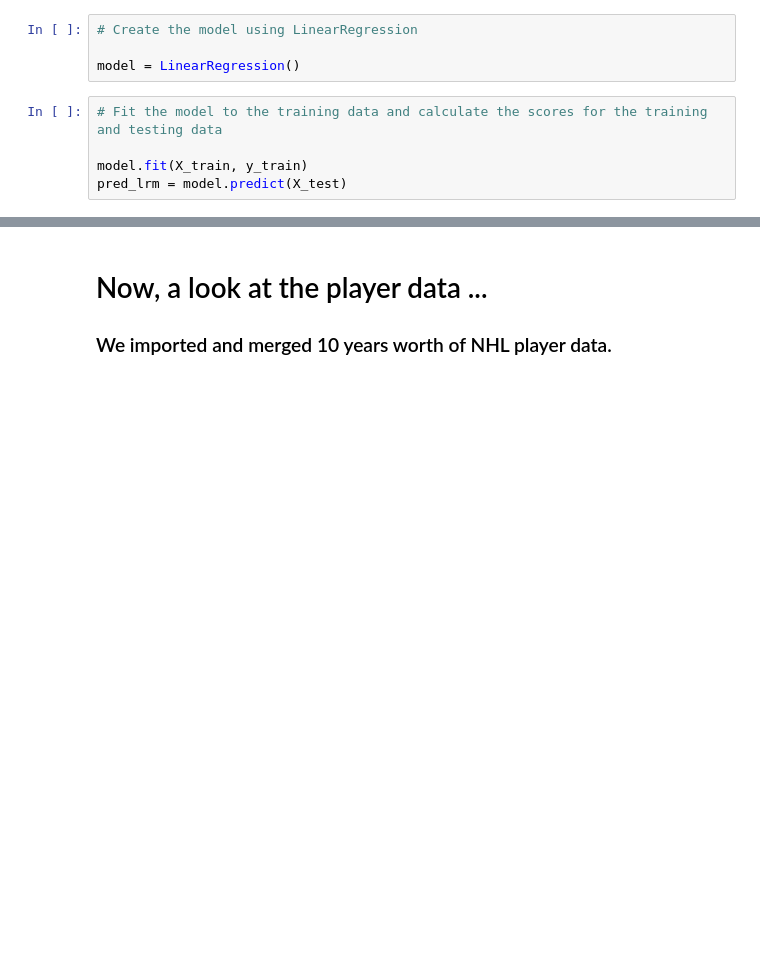
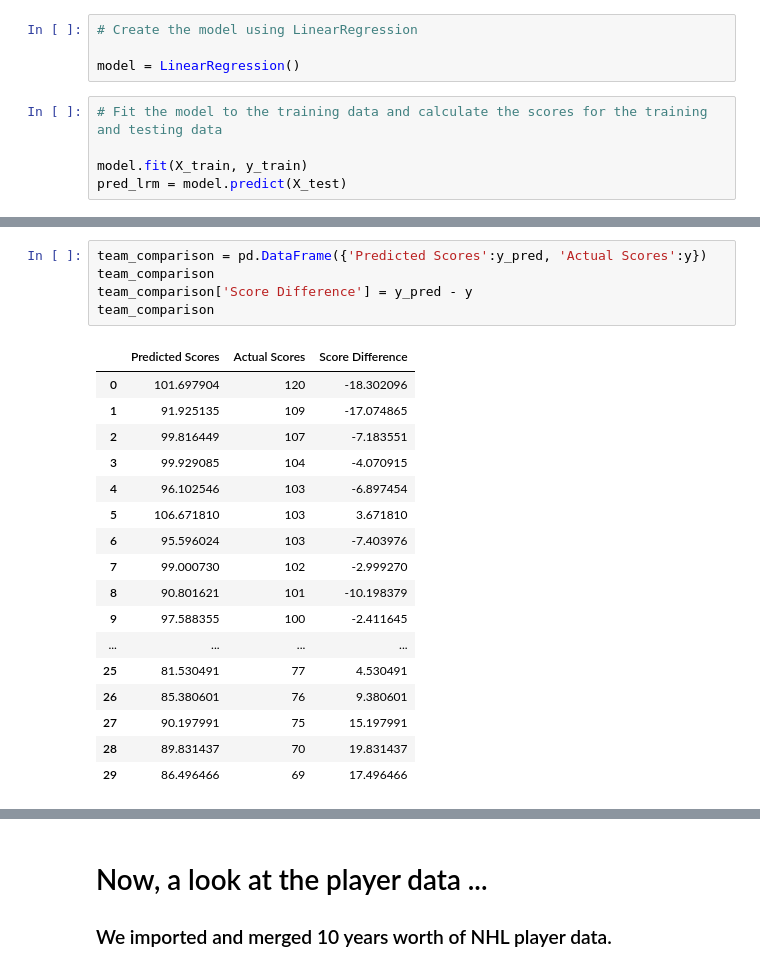
Before and after one commit to knwright/Hard_Refresh, a Jupyter notebook: NHL_Performance_Predictions.ipynb, the cells around one changed output, grey strips where cells are left out. Drawn from its saved outputs; the diff is of its cells as text; blank space fills up the shorter version.

```diff
--- a/NHL_Performance_Predictions.ipynb
+++ b/NHL_Performance_Predictions.ipynb
@@ -704,0 +758,23 @@ array([86.90812366])
+# %%
+team_comparison = pd.DataFrame({'Predicted Scores':y_pred, 'Actual Scores':y})
+team_comparison
+team_comparison['Score Difference'] = y_pred - y
+team_comparison
+# %% [output]
+|  | Predicted Scores | Actual Scores | Score Difference |
+| 0 | 101.697904 | 120 | -18.302096 |
+| 1 | 91.925135 | 109 | -17.074865 |
+| 2 | 99.816449 | 107 | -7.183551 |
+| 3 | 99.929085 | 104 | -4.070915 |
+| 4 | 96.102546 | 103 | -6.897454 |
+| 5 | 106.671810 | 103 | 3.671810 |
+| 6 | 95.596024 | 103 | -7.403976 |
+| 7 | 99.000730 | 102 | -2.999270 |
+| 8 | 90.801621 | 101 | -10.198379 |
+| 9 | 97.588355 | 100 | -2.411645 |
+| ... | ... | ... | ... |
+| 25 | 81.530491 | 77 | 4.530491 |
+| 26 | 85.380601 | 76 | 9.380601 |
+| 27 | 90.197991 | 75 | 15.197991 |
+| 28 | 89.831437 | 70 | 19.831437 |
+| 29 | 86.496466 | 69 | 17.496466 |
```
Also changed, not shown: parts of 17 cells of this notebook, 1 other file.
